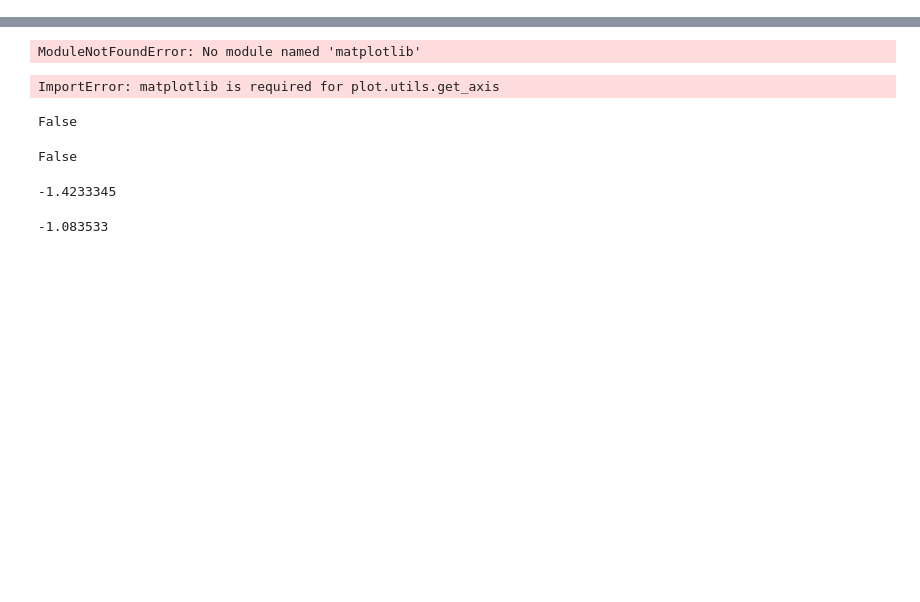
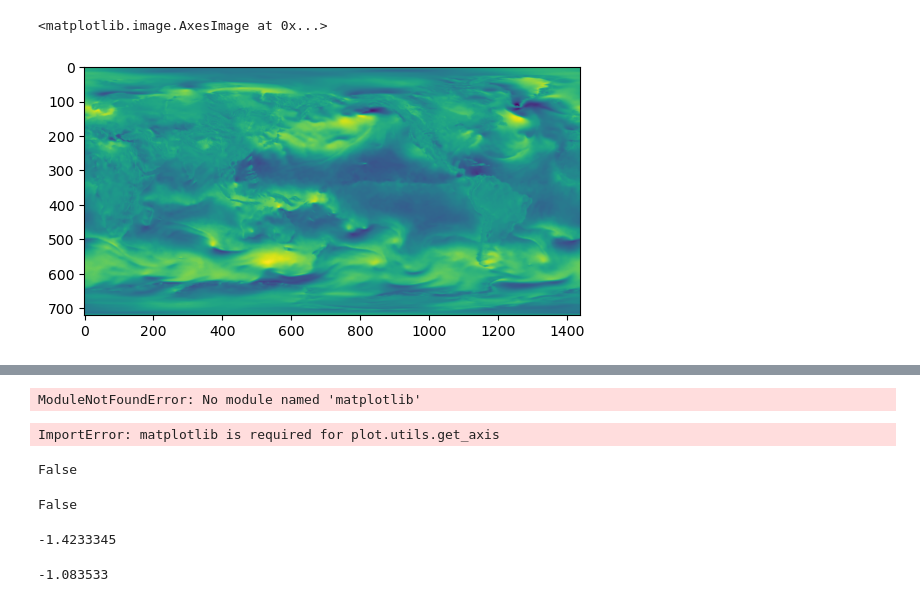
Before and after one commit to Slusny/Modulated-Spherical-Fourier-Neural-Operator, a Jupyter notebook: debug.ipynb, the cells around one changed output, grey strips where cells are left out. Cells and saved outputs as stored; diff of their text form; code cells hidden in the pictures; blank space fills up the shorter version.

```diff
--- a/debug.ipynb
+++ b/debug.ipynb
@@ -128,0 +79,5 @@ g_data = d_grib.as_numpy()
+# %%
+plt.imshow(d_grib["u10"][0].to_numpy())
+# %% [output]
+<matplotlib.image.AxesImage at 0x...>
+[figure, added]
```
Also changed, not shown: parts of 20 cells of this notebook, 2 other files.
